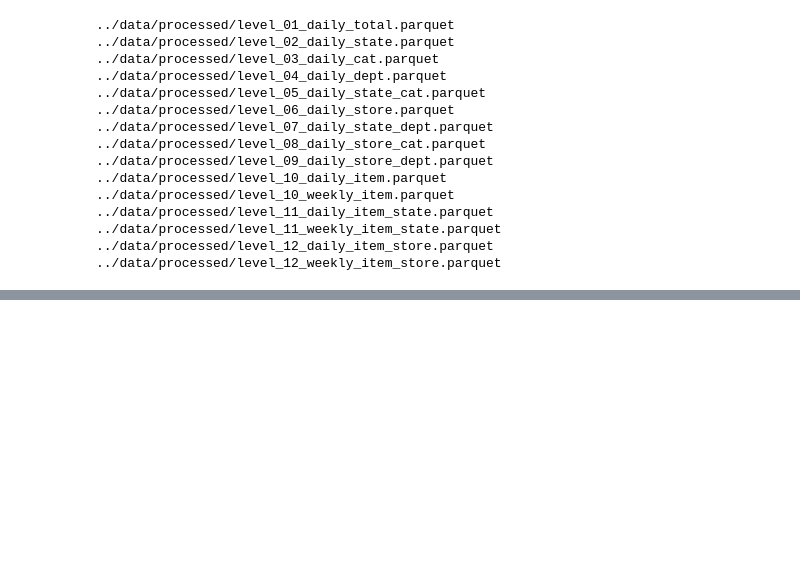
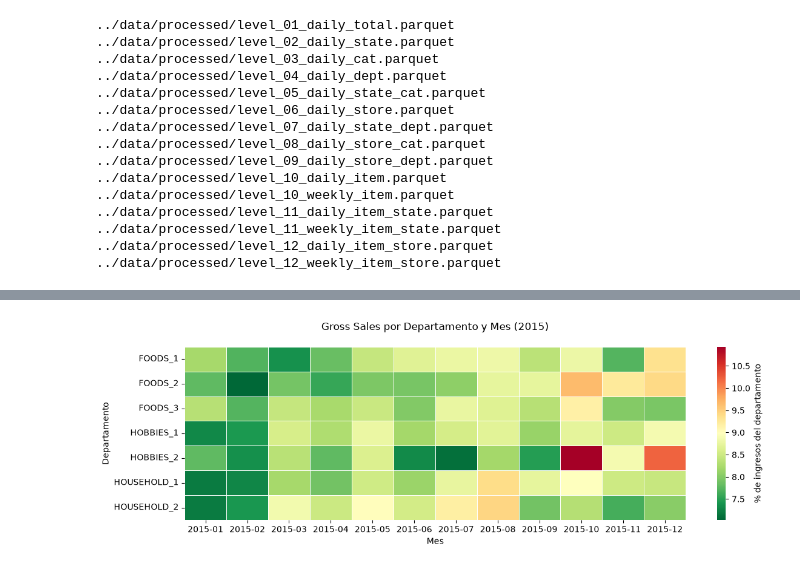
Before and after one commit to njimenez94/forecast-tfm, a Jupyter notebook: notebooks/01_eda.ipynb, the cells around one changed output, grey strips where cells are left out. Cells and saved outputs as stored; diff of their text form; code cells hidden in the pictures; blank space fills up the shorter version.

```diff
--- a/notebooks/01_eda.ipynb
+++ b/notebooks/01_eda.ipynb
@@ -40,0 +85,14 @@ duckdb.sql(f"""
+# %%
+df_dept_month = duckdb.sql(f"""
+    SELECT
+        dept_id,
+        strftime(date, '%Y-%m') AS year_month,
+        SUM(gross_sales) AS total_gross_sales
+    FROM read_parquet('{DATASET_PATH}')
+    WHERE date >= '2015-01-01' AND date < '2016-01-01'
+    GROUP BY dept_id, year_month
+    ORDER BY dept_id, year_month
+""").df()
+
+df_dept_month['total_gross_sales_pct'] = df_dept_month['total_gross_sales'] / df_dept_month.groupby('dept_id')['total_gross_sales'].transform('sum')
+df_dept_month
@@ -41 +113,23 @@ duckdb.sql(f"""
+# %%
+df_plot = df_dept_month.pivot(index='dept_id', columns='year_month', values='total_gross_sales_pct')
+
+ESCALAS_COLORES = {
+    "verde-amarillo-rojo": 'RdYlGn_r',
+    "amarillo-rojo": 'YlOrRd'
+}
+
+df_plot = df_dept_month.pivot(index='dept_id', columns='year_month', values='total_gross_sales_pct')
+
+plt.figure(figsize=(12, 4))
+ax = sns.heatmap(
+    df_plot * 100, cmap=ESCALAS_COLORES['verde-amarillo-rojo'], annot=False, linewidths=0.5,
+    cbar_kws={'label': '% de ingresos del departamento'}
+)
+plt.title('Gross Sales por Departamento y Mes (2015)', pad=20, fontsize=12)
+plt.xlabel('Mes')
+plt.ylabel('Departamento')
+plt.tight_layout()
+plt.show()
+# %% [output]
+[figure, added]
 # %%
```
Also changed, not shown: parts of 11 cells of this notebook, 2 other files.
